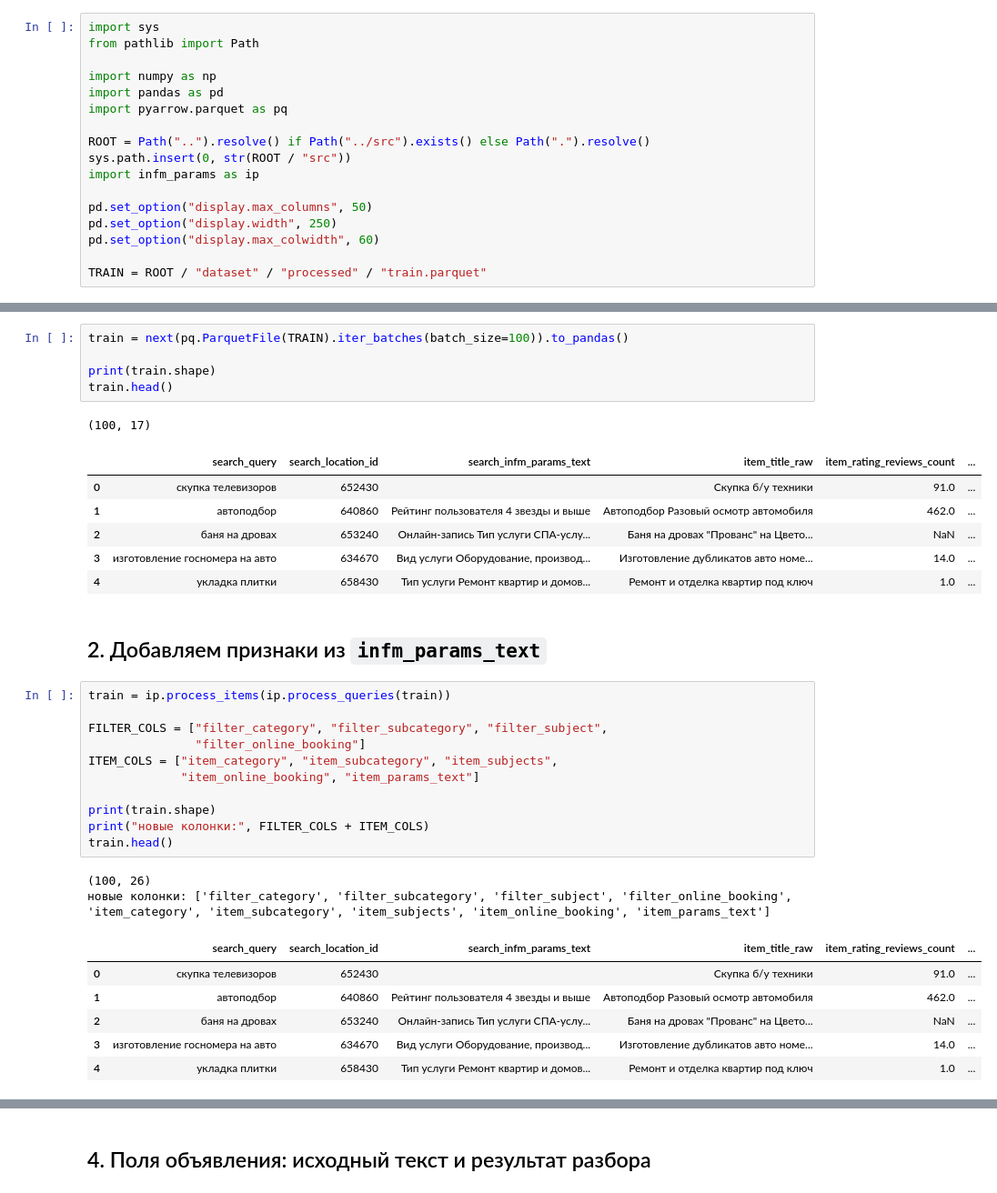
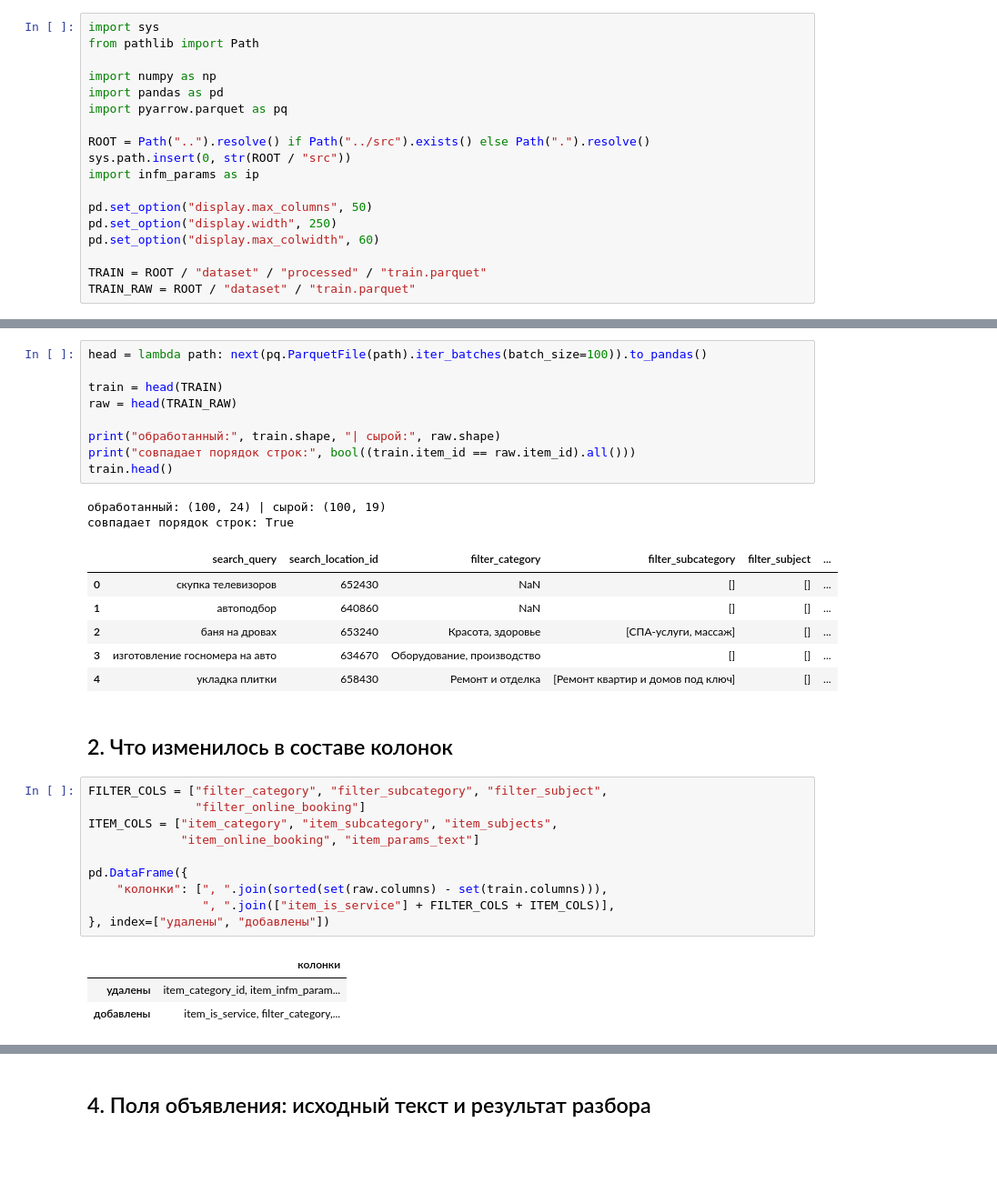
Before and after one commit to iliakabanov/Search-Retrieval, a Jupyter notebook: notebooks/03_train_with_params.ipynb, the cells around one changed output, grey strips where cells are left out. Shown at 91% size. Drawn from its saved outputs; the diff is of its cells as text; blank space fills up the shorter version.

```diff
--- a/notebooks/03_train_with_params.ipynb
+++ b/notebooks/03_train_with_params.ipynb
@@ -27,6 +33,7 @@ pd.set_option("display.width", 250)
 pd.set_option("display.max_colwidth", 60)
 
 TRAIN = ROOT / "dataset" / "processed" / "train.parquet"
+TRAIN_RAW = ROOT / "dataset" / "train.parquet"
 # %% [markdown]
 ## 1. Загрузка 100 строк
 
@@ -34,37 +43,36 @@ TRAIN = ROOT / "dataset" / "processed" / "train.parquet"
 # %%
-train = next(pq.ParquetFile(TRAIN).iter_batches(batch_size=100)).to_pandas()
+head = lambda path: next(pq.ParquetFile(path).iter_batches(batch_size=100)).to_pandas()
 
-print(train.shape)
+train = head(TRAIN)
+raw = head(TRAIN_RAW)
+
+print("обработанный:", train.shape, "| сырой:", raw.shape)
+print("совпадает порядок строк:", bool((train.item_id == raw.item_id).all()))
 train.head()
 # %% [output]
-(100, 17)
+обработанный: (100, 24) | сырой: (100, 19)
+совпадает порядок строк: True
-|  | search_query | search_location_id | search_infm_params_text | item_title_raw | item_rating_reviews_count | ... |
-| 0 | скупка телевизоров | 652430 |  | Скупка б/у техники | 91.0 | ... |
-| 1 | автоподбор | 640860 | Рейтинг пользователя 4 звезды и выше | Автоподбор Разовый осмотр автомобиля | 462.0 | ... |
-| 2 | баня на дровах | 653240 | Онлайн-запись Тип услуги СПА-услу... | Баня на дровах "Прованс" на Цвето... | NaN | ... |
-| 3 | изготовление госномера на авто | 634670 | Вид услуги Оборудование, производ... | Изготовление дубликатов авто номе... | 14.0 | ... |
-| 4 | укладка плитки | 658430 | Тип услуги Ремонт квартир и домов... | Ремонт и отделка квартир под ключ | 1.0 | ... |
+|  | search_query | search_location_id | filter_category | filter_subcategory | filter_subject | ... |
+| 0 | скупка телевизоров | 652430 | NaN | [] | [] | ... |
+| 1 | автоподбор | 640860 | NaN | [] | [] | ... |
+| 2 | баня на дровах | 653240 | Красота, здоровье | [СПА-услуги, массаж] | [] | ... |
+| 3 | изготовление госномера на авто | 634670 | Оборудование, производство | [] | [] | ... |
+| 4 | укладка плитки | 658430 | Ремонт и отделка | [Ремонт квартир и домов под ключ] | [] | ... |
 # %% [markdown]
-## 2. Добавляем признаки из `infm_params_text`
+## 2. Что изменилось в составе колонок
 # %%
-train = ip.process_items(ip.process_queries(train))
-
 FILTER_COLS = ["filter_category", "filter_subcategory", "filter_subject",
                "filter_online_booking"]
 ITEM_COLS = ["item_category", "item_subcategory", "item_subjects",
              "item_online_booking", "item_params_text"]
 
-print(train.shape)
-print("новые колонки:", FILTER_COLS + ITEM_COLS)
-train.head()
+pd.DataFrame({
+    "колонки": [", ".join(sorted(set(raw.columns) - set(train.columns))),
+                ", ".join(["item_is_service"] + FILTER_COLS + ITEM_COLS)],
+}, index=["удалены", "добавлены"])
 # %% [output]
-(100, 26)
-новые колонки: ['filter_category', 'filter_subcategory', 'filter_subject', 'filter_online_booking', 'item_category', 'item_subcategory', 'item_subjects', 'item_online_booking', 'item_params_text']
-|  | search_query | search_location_id | search_infm_params_text | item_title_raw | item_rating_reviews_count | ... |
-| 0 | скупка телевизоров | 652430 |  | Скупка б/у техники | 91.0 | ... |
-| 1 | автоподбор | 640860 | Рейтинг пользователя 4 звезды и выше | Автоподбор Разовый осмотр автомобиля | 462.0 | ... |
-| 2 | баня на дровах | 653240 | Онлайн-запись Тип услуги СПА-услу... | Баня на дровах "Прованс" на Цвето... | NaN | ... |
-| 3 | изготовление госномера на авто | 634670 | Вид услуги Оборудование, производ... | Изготовление дубликатов авто номе... | 14.0 | ... |
-| 4 | укладка плитки | 658430 | Тип услуги Ремонт квартир и домов... | Ремонт и отделка квартир под ключ | 1.0 | ... |
+|  | колонки |
+| удалены | item_category_id, item_infm_param... |
+| добавлены | item_is_service, filter_category,... |
 # %% [markdown]
 ## 3. Фильтры запроса: исходный текст и результат разбора
```
Also changed, not shown: parts of 8 cells of this notebook, 2 other files.
